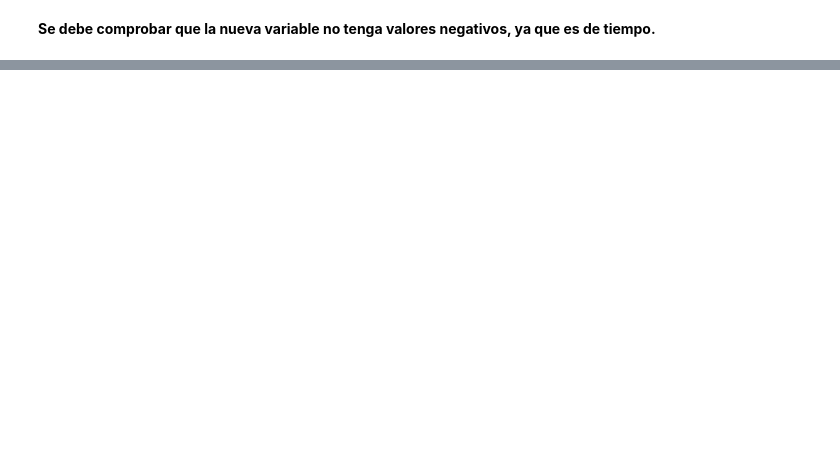
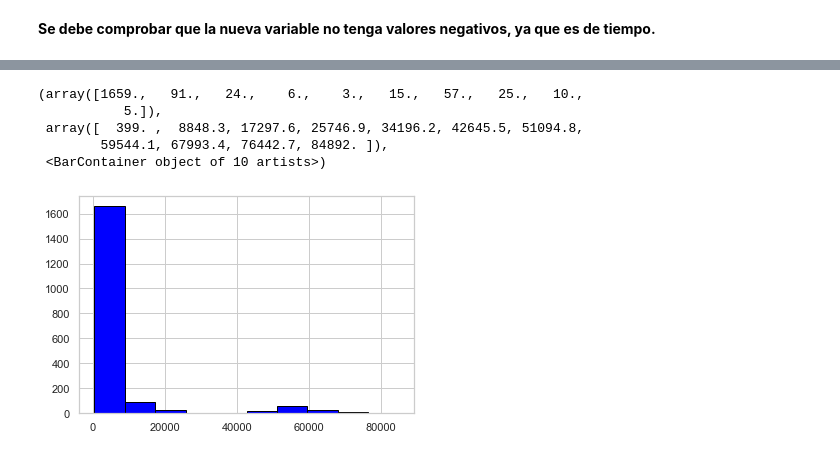
Before and after one commit to jhonalexis-parra/tekus-prueba-tecnica, a Jupyter notebook: transformacion.ipynb, the cells around one changed output, grey strips where cells are left out. Saved outputs shown, nothing was run; the diff lists cells and outputs as text; code cells hidden in the pictures; blank space fills up the shorter version.

```diff
--- a/transformacion.ipynb
+++ b/transformacion.ipynb
@@ -357,0 +339,2 @@ sns.lineplot(x="date", y="Duration", hue="Key", data=use_olla)
+# %%
+df_2 = df_1[(df_1['Duration'] <= 86400)]
@@ -357,0 +357,9 @@ sns.lineplot(x="date", y="Duration", hue="Key", data=use_olla)
+# %%
+plt.hist(df_2['Duration'], color = 'blue', edgecolor = 'black', bins = 10)
+# %% [output]
+(array([1659.,   91.,   24.,    6.,    3.,   15.,   57.,   25.,   10.,
+           5.]),
+ array([  399. ,  8848.3, 17297.6, 25746.9, 34196.2, 42645.5, 51094.8,
+        59544.1, 67993.4, 76442.7, 84892. ]),
+ <BarContainer object of 10 artists>)
+[figure, added]
```
Also changed, not shown: parts of 96 cells of this notebook, 2 other files.
